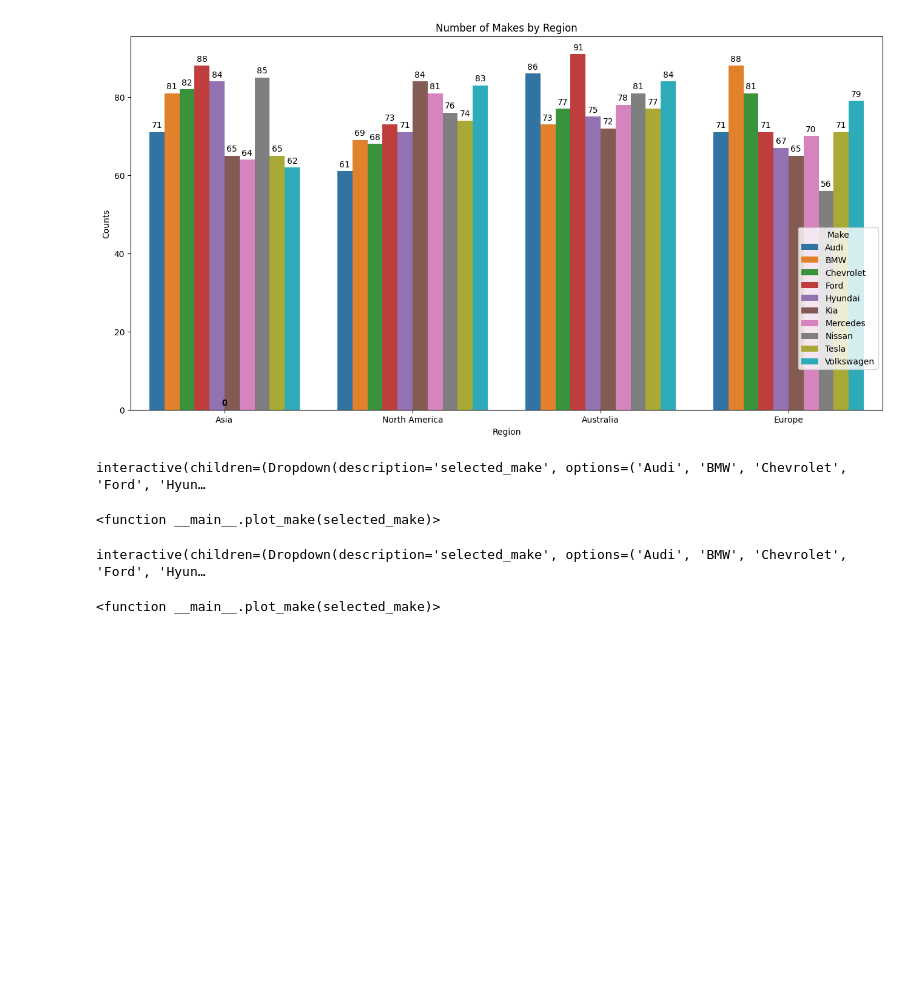
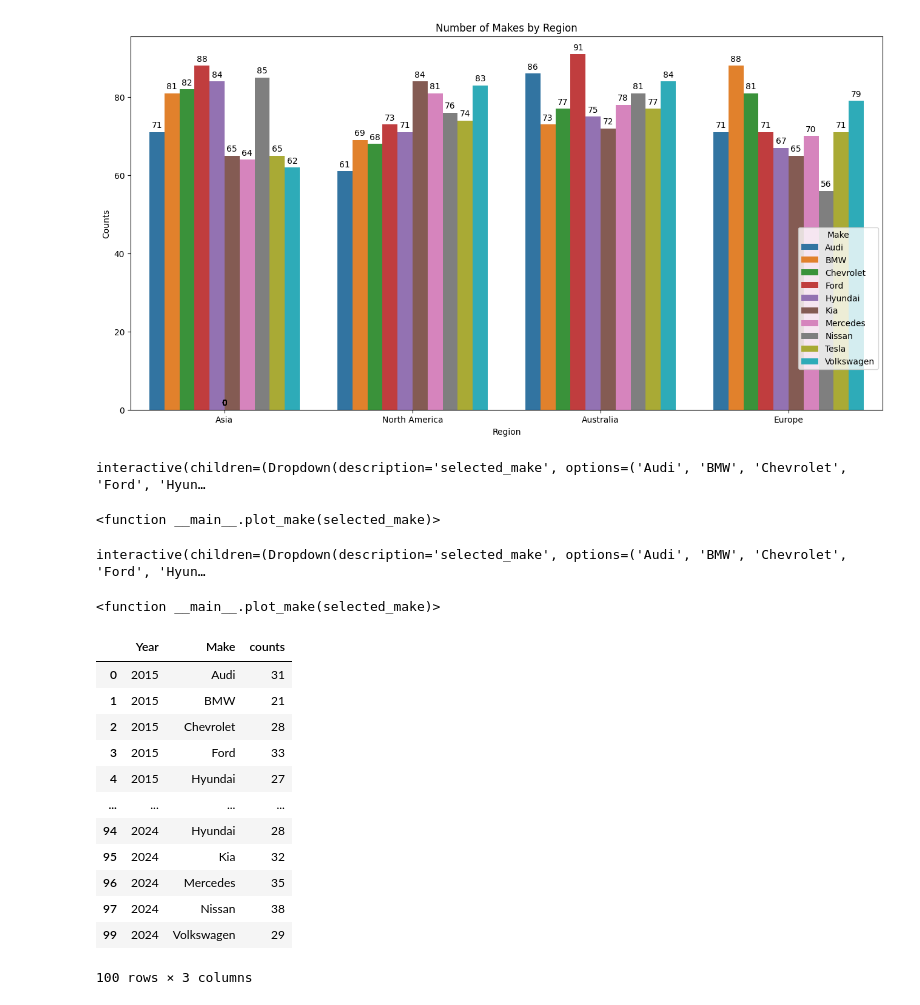
Before and after one commit to tadde201/pyhton_project, a Jupyter notebook: python_project.ipynb, the cells around one changed output. Drawn from its saved outputs; the diff is of its cells as text; code cells hidden in the pictures; blank space fills up the shorter version.

Commit message:
Yearly

```diff
--- a/python_project.ipynb
+++ b/python_project.ipynb
@@ -346,3 +346,20 @@ interact(plot_make, selected_make=sorted(Makes['Make'].unique()))
 # %% [output]
 interactive(children=(Dropdown(description='selected_make', options=('Audi', 'BMW', 'Chevrolet', 'Ford', 'Hyun…
 <function __main__.plot_make(selected_make)>
+# %%
+YearlyGRoup = df.groupby(['Year','Make']).size().reset_index(name='counts').sort_values(by='Year', ascending=True)
+YearlyGRoup
+# %% [output]
+|  | Year | Make | counts |
+| 0 | 2015 | Audi | 31 |
+| 1 | 2015 | BMW | 21 |
+| 2 | 2015 | Chevrolet | 28 |
+| 3 | 2015 | Ford | 33 |
+| 4 | 2015 | Hyundai | 27 |
+| ... | ... | ... | ... |
+| 94 | 2024 | Hyundai | 28 |
+| 95 | 2024 | Kia | 32 |
+| 96 | 2024 | Mercedes | 35 |
+| 97 | 2024 | Nissan | 38 |
+| 99 | 2024 | Volkswagen | 29 |
+100 rows × 3 columns
```
